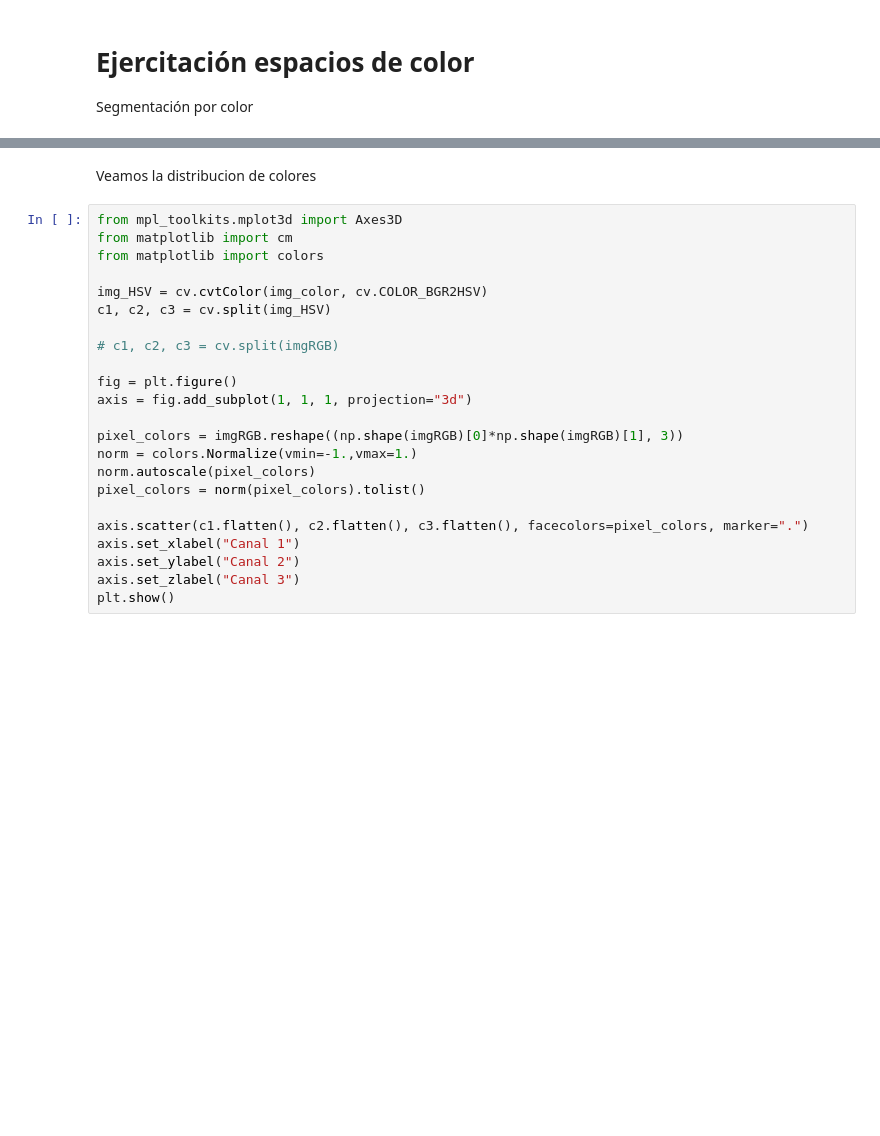
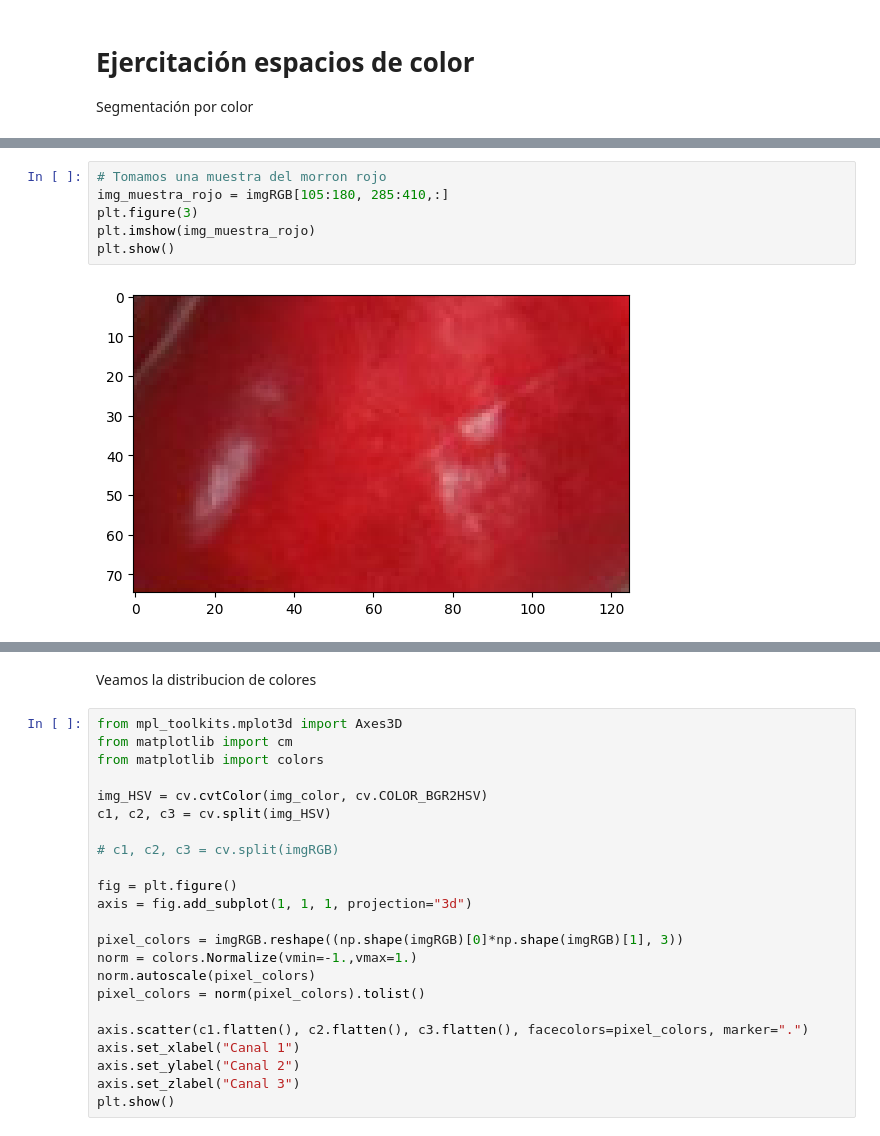
Before and after one commit to FIUBA-Posgrado-Inteligencia-Artificial/vision_computadora_I, a Jupyter notebook: Codigo/Clase1/05.Deteccion_morrones.ipynb, the cells around one changed output, grey strips where cells are left out. Drawn from its saved outputs; the diff is of its cells as text; blank space fills up the shorter version.

```diff
--- a/Codigo/Clase1/05.Deteccion_morrones.ipynb
+++ b/Codigo/Clase1/05.Deteccion_morrones.ipynb
@@ -27,0 +33,8 @@ plt.show()
+# %%
+# Tomamos una muestra del morron rojo
+img_muestra_rojo = imgRGB[105:180, 285:410,:]
+plt.figure(3)
+plt.imshow(img_muestra_rojo)
+plt.show()
+# %% [output]
+[figure, added]
```
Also changed, not shown: parts of 13 cells of this notebook.
